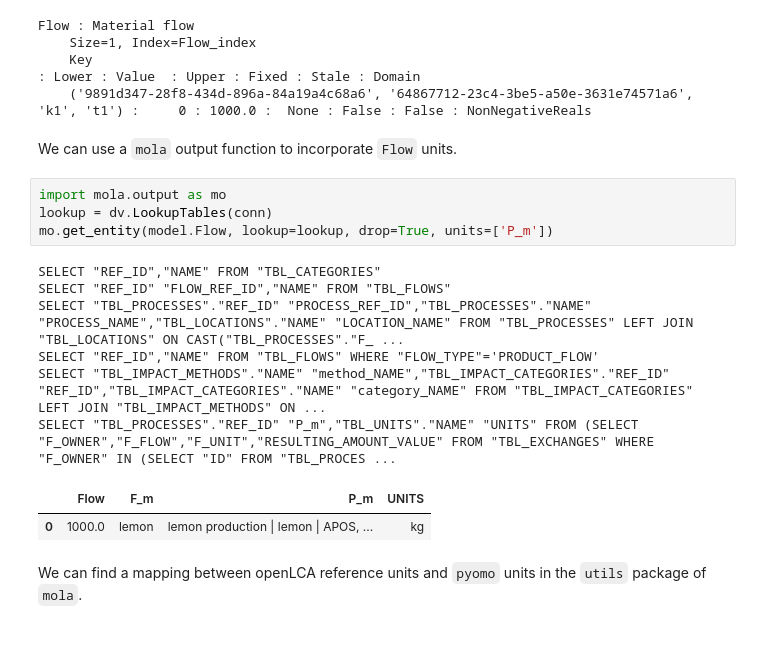
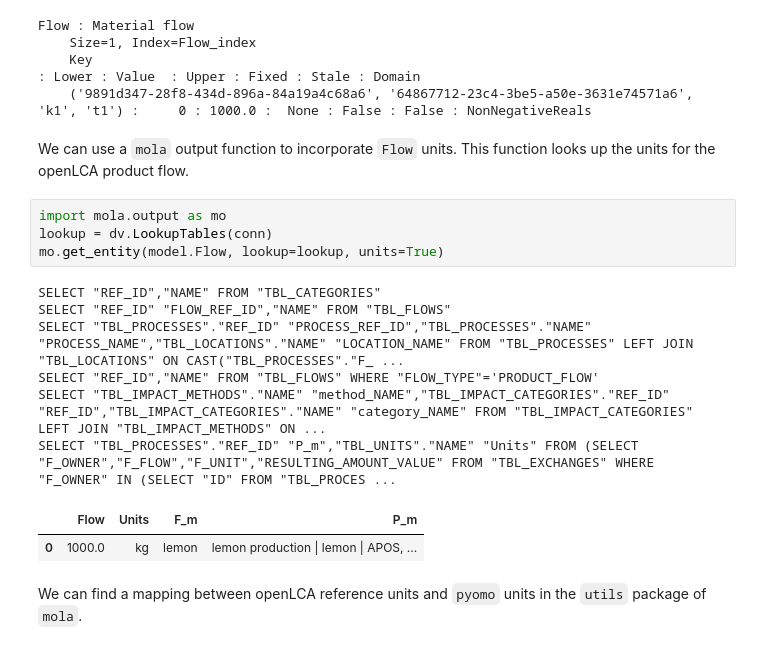
Before and after one commit to MGuo-Lab/LCA, a Jupyter notebook: notebooks/OpenLCA_Database_Structure.ipynb, the cells around one changed output. Drawn from its saved outputs; the diff is of its cells as text.

```diff
--- a/notebooks/OpenLCA Database Structure.ipynb
+++ b/notebooks/OpenLCA_Database_Structure.ipynb
@@ -332,20 +332,20 @@ Flow : Material flow
     Key                                                                                          : Lower : Value  : Upper : Fixed : Stale : Domain
     ('9891d347-28f8-434d-896a-84a19a4c68a6', '64867712-23c4-3be5-a50e-3631e74571a6', 'k1', 't1') :     0 : 1000.0 :  None : False : False : NonNegativeReals
 # %% [markdown]
- We can use a `mola` output function to incorporate `Flow` units.
+We can use a `mola` output function to incorporate `Flow` units. This function looks up the units for the openLCA product flow.
 # %%
 import mola.output as mo
 lookup = dv.LookupTables(conn)
-mo.get_entity(model.Flow, lookup=lookup, drop=True, units=['P_m'])
+mo.get_entity(model.Flow, lookup=lookup, units=True)
 # %% [output]
 SELECT "REF_ID","NAME" FROM "TBL_CATEGORIES"
 SELECT "REF_ID" "FLOW_REF_ID","NAME" FROM "TBL_FLOWS"
 SELECT "TBL_PROCESSES"."REF_ID" "PROCESS_REF_ID","TBL_PROCESSES"."NAME" "PROCESS_NAME","TBL_LOCATIONS"."NAME" "LOCATION_NAME" FROM "TBL_PROCESSES" LEFT JOIN "TBL_LOCATIONS" ON CAST("TBL_PROCESSES"."F_ ...
 SELECT "REF_ID","NAME" FROM "TBL_FLOWS" WHERE "FLOW_TYPE"='PRODUCT_FLOW'
 SELECT "TBL_IMPACT_METHODS"."NAME" "method_NAME","TBL_IMPACT_CATEGORIES"."REF_ID" "REF_ID","TBL_IMPACT_CATEGORIES"."NAME" "category_NAME" FROM "TBL_IMPACT_CATEGORIES" LEFT JOIN "TBL_IMPACT_METHODS" ON ...
-SELECT "TBL_PROCESSES"."REF_ID" "P_m","TBL_UNITS"."NAME" "UNITS" FROM (SELECT "F_OWNER","F_FLOW","F_UNIT","RESULTING_AMOUNT_VALUE" FROM "TBL_EXCHANGES" WHERE "F_OWNER" IN (SELECT "ID" FROM "TBL_PROCES ...
+SELECT "TBL_PROCESSES"."REF_ID" "P_m","TBL_UNITS"."NAME" "Units" FROM (SELECT "F_OWNER","F_FLOW","F_UNIT","RESULTING_AMOUNT_VALUE" FROM "TBL_EXCHANGES" WHERE "F_OWNER" IN (SELECT "ID" FROM "TBL_PROCES ...
-|  | Flow | F_m | P_m | UNITS |
-| 0 | 1000.0 | lemon | lemon production | lemon | APOS, ... | kg |
+|  | Flow | Units | F_m | P_m |
+| 0 | 1000.0 | kg | lemon | lemon production | lemon | APOS, ... |
 # %% [markdown]
 We can find a mapping between openLCA reference units and `pyomo` units in the `utils` package of `mola`.
 # %%
```
Also changed, not shown: parts of 13 cells of this notebook, 17 other files.
